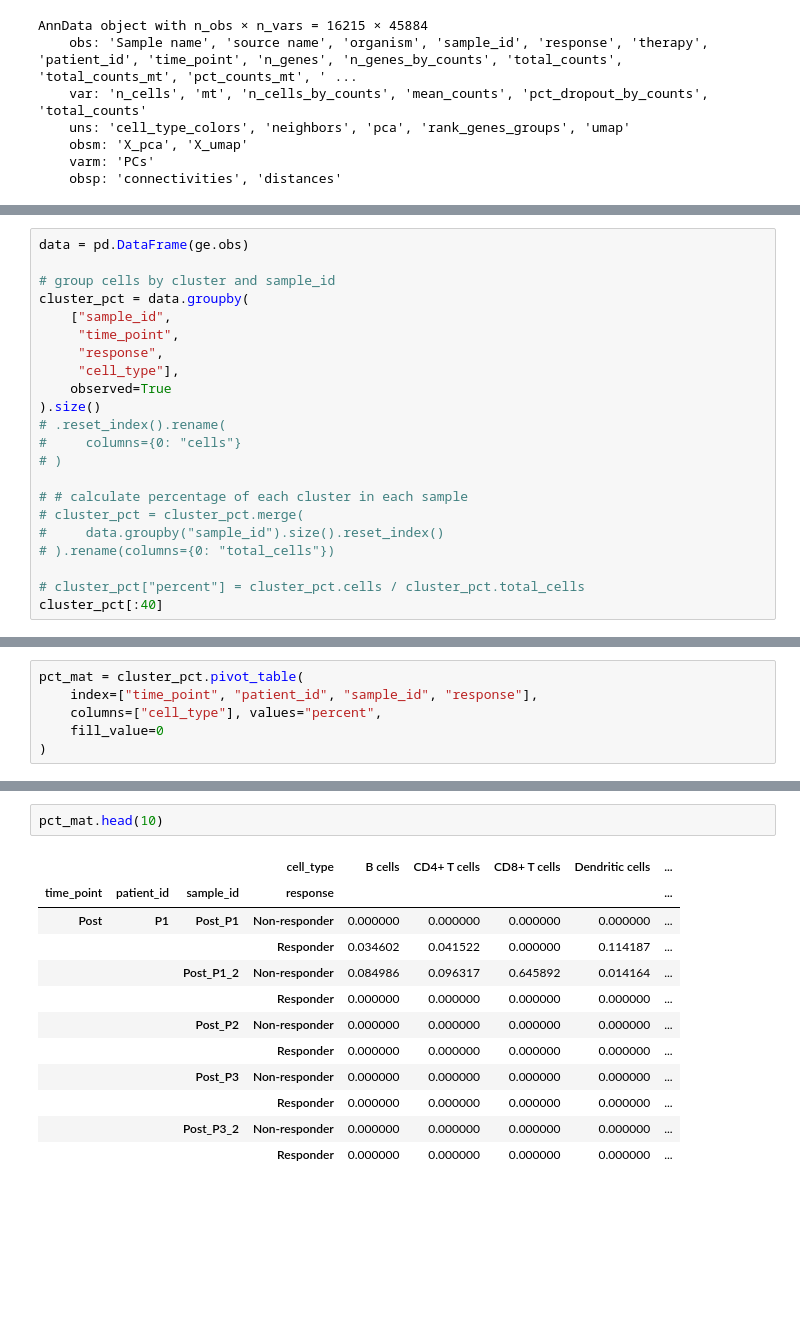
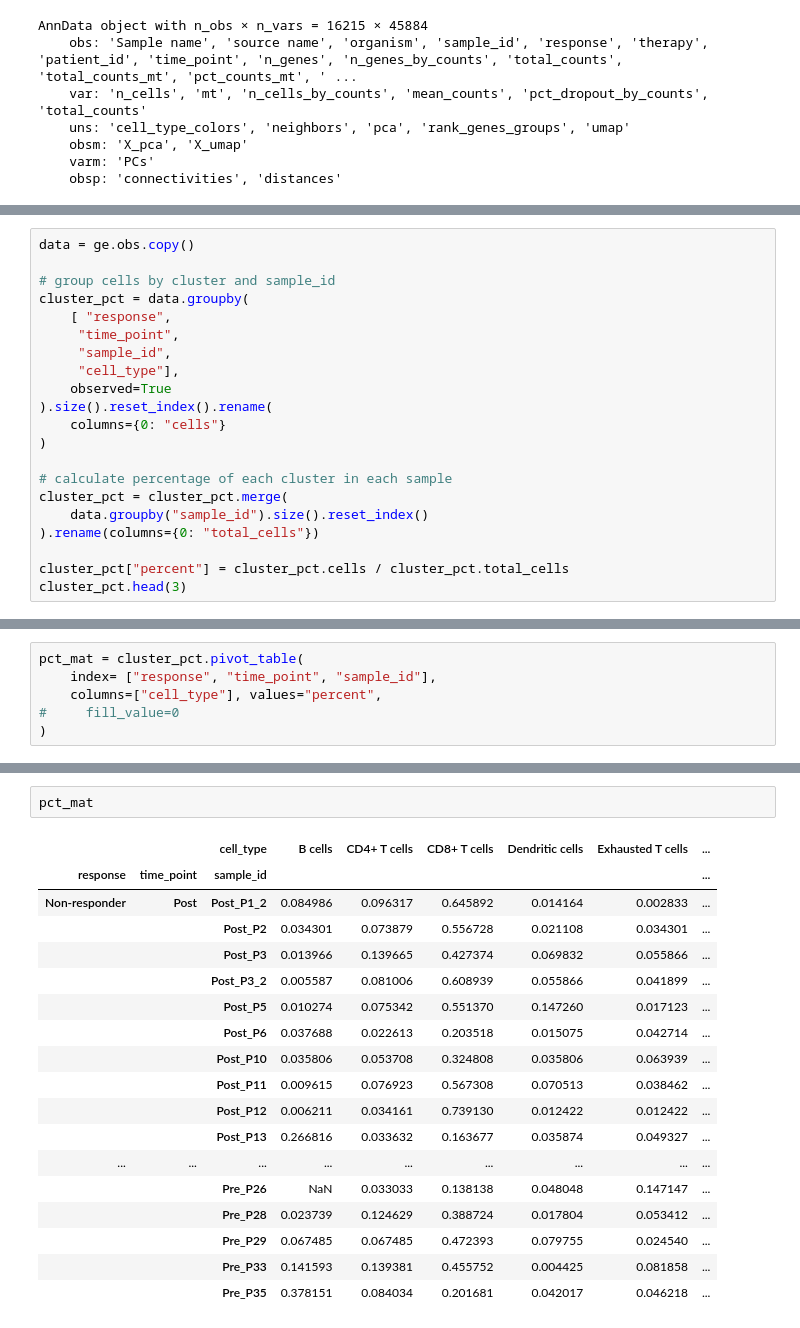
Before and after one commit to meg-bit/immune-cells-TIME-single-cell-anti-PD-1, a Jupyter notebook: 02cell_state.ipynb, the cells around one changed output, grey strips where cells are left out. Cells and saved outputs as stored; diff of their text form; blank space fills up the shorter version.

```diff
--- a/02cell_state.ipynb
+++ b/02cell_state.ipynb
@@ -119,23 +66,22 @@ def f(s):
 # %%
-data = pd.DataFrame(ge.obs)
+data = ge.obs.copy()
 
 # group cells by cluster and sample_id
 cluster_pct = data.groupby(
-    ["sample_id",
+    [ "response",
      "time_point",
-     "response",
+     "sample_id",
      "cell_type"],
     observed=True
-).size()
-# .reset_index().rename(
-#     columns={0: "cells"}
-# )
+).size().reset_index().rename(
+    columns={0: "cells"}
+)
 
-# # calculate percentage of each cluster in each sample
-# cluster_pct = cluster_pct.merge(
-#     data.groupby("sample_id").size().reset_index()
-# ).rename(columns={0: "total_cells"})
+# calculate percentage of each cluster in each sample
+cluster_pct = cluster_pct.merge(
+    data.groupby("sample_id").size().reset_index()
+).rename(columns={0: "total_cells"})
 
-# cluster_pct["percent"] = cluster_pct.cells / cluster_pct.total_cells
-cluster_pct[:40]
+cluster_pct["percent"] = cluster_pct.cells / cluster_pct.total_cells
+cluster_pct.head(3)
 # %% [output]
@@ -179,6 +99,6 @@ cluster_pct.head(50)
 # %%
 pct_mat = cluster_pct.pivot_table(
-    index=["time_point", "patient_id", "sample_id", "response"],
+    index= ["response", "time_point", "sample_id"],
     columns=["cell_type"], values="percent",
-    fill_value=0
+#     fill_value=0
 )
@@ -200,18 +105,24 @@ pct_mat = cluster_pct.pivot_table(
 # %%
-pct_mat.head(10)
+pct_mat
 # %% [output]
-|  |  |  | cell_type | B cells | CD4+ T cells | CD8+ T cells | Dendritic cells | ... |
-| time_point | patient_id | sample_id | response |  |  |  |  | ... |
-| Post | P1 | Post_P1 | Non-responder | 0.000000 | 0.000000 | 0.000000 | 0.000000 | ... |
-|  |  |  | Responder | 0.034602 | 0.041522 | 0.000000 | 0.114187 | ... |
-|  |  | Post_P1_2 | Non-responder | 0.084986 | 0.096317 | 0.645892 | 0.014164 | ... |
-|  |  |  | Responder | 0.000000 | 0.000000 | 0.000000 | 0.000000 | ... |
-|  |  | Post_P2 | Non-responder | 0.000000 | 0.000000 | 0.000000 | 0.000000 | ... |
-|  |  |  | Responder | 0.000000 | 0.000000 | 0.000000 | 0.000000 | ... |
-|  |  | Post_P3 | Non-responder | 0.000000 | 0.000000 | 0.000000 | 0.000000 | ... |
-|  |  |  | Responder | 0.000000 | 0.000000 | 0.000000 | 0.000000 | ... |
-|  |  | Post_P3_2 | Non-responder | 0.000000 | 0.000000 | 0.000000 | 0.000000 | ... |
-|  |  |  | Responder | 0.000000 | 0.000000 | 0.000000 | 0.000000 | ... |
+|  |  | cell_type | B cells | CD4+ T cells | CD8+ T cells | Dendritic cells | Exhausted T cells | ... |
+| response | time_point | sample_id |  |  |  |  |  | ... |
+| Non-responder | Post | Post_P1_2 | 0.084986 | 0.096317 | 0.645892 | 0.014164 | 0.002833 | ... |
+|  |  | Post_P2 | 0.034301 | 0.073879 | 0.556728 | 0.021108 | 0.034301 | ... |
+|  |  | Post_P3 | 0.013966 | 0.139665 | 0.427374 | 0.069832 | 0.055866 | ... |
+|  |  | Post_P3_2 | 0.005587 | 0.081006 | 0.608939 | 0.055866 | 0.041899 | ... |
+|  |  | Post_P5 | 0.010274 | 0.075342 | 0.551370 | 0.147260 | 0.017123 | ... |
+|  |  | Post_P6 | 0.037688 | 0.022613 | 0.203518 | 0.015075 | 0.042714 | ... |
+|  |  | Post_P10 | 0.035806 | 0.053708 | 0.324808 | 0.035806 | 0.063939 | ... |
+|  |  | Post_P11 | 0.009615 | 0.076923 | 0.567308 | 0.070513 | 0.038462 | ... |
+|  |  | Post_P12 | 0.006211 | 0.034161 | 0.739130 | 0.012422 | 0.012422 | ... |
+|  |  | Post_P13 | 0.266816 | 0.033632 | 0.163677 | 0.035874 | 0.049327 | ... |
+| ... | ... | ... | ... | ... | ... | ... | ... | ... |
+|  |  | Pre_P26 | NaN | 0.033033 | 0.138138 | 0.048048 | 0.147147 | ... |
+|  |  | Pre_P28 | 0.023739 | 0.124629 | 0.388724 | 0.017804 | 0.053412 | ... |
+|  |  | Pre_P29 | 0.067485 | 0.067485 | 0.472393 | 0.079755 | 0.024540 | ... |
+|  |  | Pre_P33 | 0.141593 | 0.139381 | 0.455752 | 0.004425 | 0.081858 | ... |
+|  |  | Pre_P35 | 0.378151 | 0.084034 | 0.201681 | 0.042017 | 0.046218 | ... |
 # %%
 # Calculate P values using Mann-Whitney U test
 def pct_test(data, cluster):
```
Also changed, not shown: parts of 18 cells of this notebook.
